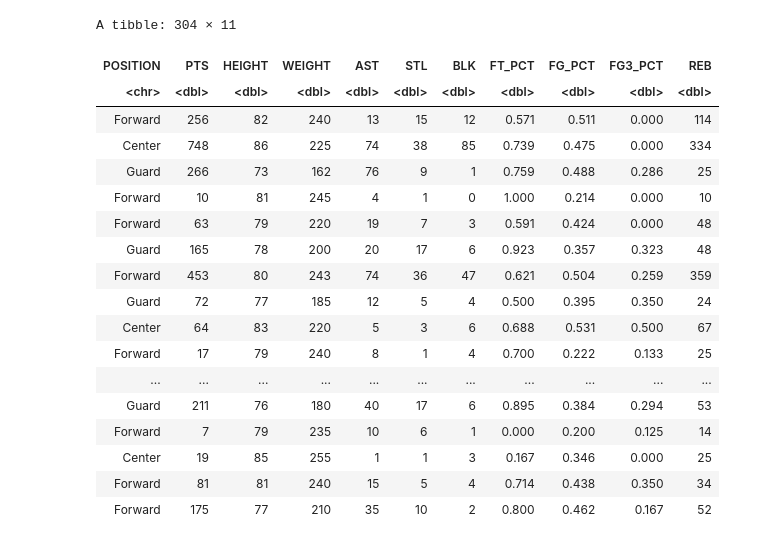
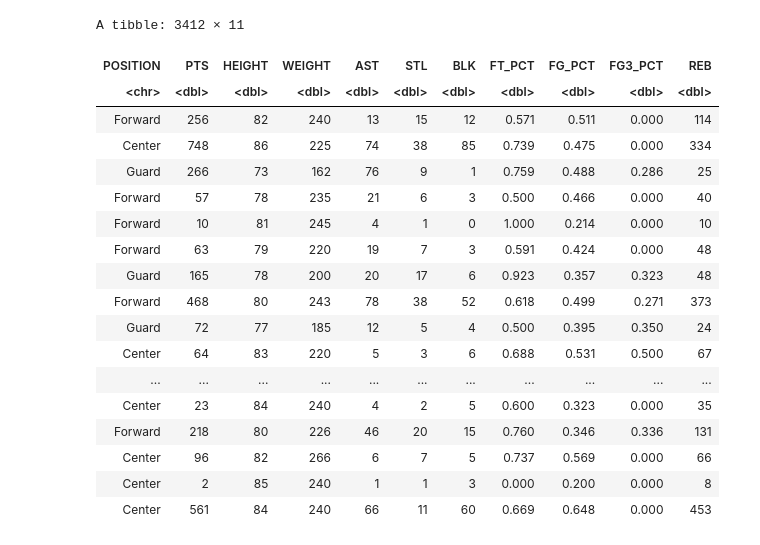
Before and after one commit to jakobsereda/nba-classifier, a Jupyter notebook: knnattempt.ipynb, the cells around one changed output. Saved outputs shown, nothing was run; the diff lists cells and outputs as text; code cells hidden in the pictures.

```diff
--- a/knnattempt.ipynb
+++ b/knnattempt.ipynb
@@ -55,31 +55,31 @@ A spec_tbl_df: 500 × 58
 # %%
 nba_data <- nba |>
     select(POSITION, PTS, HEIGHT, WEIGHT, AST, STL, BLK, FT_PCT, FG_PCT, FG3_PCT, REB) |>
     na.omit() |>
-    filter(POSITION == "Center" | POSITION == "Forward" | POSITION == "Guard")
-    #mutate(POSITION = ifelse(POSITION == "Center-Forward", "Forward-Center", POSITION)) |>
-    #mutate(POSITION = ifelse(POSITION == "Guard-Forward", "Forward-Guard", POSITION))
+    mutate(POSITION = ifelse(POSITION == "Center-Forward", "Center", POSITION)) |>
+    mutate(POSITION = ifelse(POSITION == "Guard-Forward", "Guard", POSITION)) |>
+    mutate(POSITION = ifelse(POSITION == "Forward-Guard" | POSITION == "Forward-Center", "Forward", POSITION))
 nba_data
 # %% [output]
-A tibble: 304 × 11
+A tibble: 3412 × 11
 | POSITION | PTS | HEIGHT | WEIGHT | AST | STL | BLK | FT_PCT | FG_PCT | FG3_PCT | REB |
 | <chr> | <dbl> | <dbl> | <dbl> | <dbl> | <dbl> | <dbl> | <dbl> | <dbl> | <dbl> | <dbl> |
 | Forward | 256 | 82 | 240 | 13 | 15 | 12 | 0.571 | 0.511 | 0.000 | 114 |
 | Center | 748 | 86 | 225 | 74 | 38 | 85 | 0.739 | 0.475 | 0.000 | 334 |
 | Guard | 266 | 73 | 162 | 76 | 9 | 1 | 0.759 | 0.488 | 0.286 | 25 |
+| Forward | 57 | 78 | 235 | 21 | 6 | 3 | 0.500 | 0.466 | 0.000 | 40 |
 | Forward | 10 | 81 | 245 | 4 | 1 | 0 | 1.000 | 0.214 | 0.000 | 10 |
 | Forward | 63 | 79 | 220 | 19 | 7 | 3 | 0.591 | 0.424 | 0.000 | 48 |
 | Guard | 165 | 78 | 200 | 20 | 17 | 6 | 0.923 | 0.357 | 0.323 | 48 |
-| Forward | 453 | 80 | 243 | 74 | 36 | 47 | 0.621 | 0.504 | 0.259 | 359 |
+| Forward | 468 | 80 | 243 | 78 | 38 | 52 | 0.618 | 0.499 | 0.271 | 373 |
 | Guard | 72 | 77 | 185 | 12 | 5 | 4 | 0.500 | 0.395 | 0.350 | 24 |
 | Center | 64 | 83 | 220 | 5 | 3 | 6 | 0.688 | 0.531 | 0.500 | 67 |
-| Forward | 17 | 79 | 240 | 8 | 1 | 4 | 0.700 | 0.222 | 0.133 | 25 |
 | ... | ... | ... | ... | ... | ... | ... | ... | ... | ... | ... |
-| Guard | 211 | 76 | 180 | 40 | 17 | 6 | 0.895 | 0.384 | 0.294 | 53 |
-| Forward | 7 | 79 | 235 | 10 | 6 | 1 | 0.000 | 0.200 | 0.125 | 14 |
-| Center | 19 | 85 | 255 | 1 | 1 | 3 | 0.167 | 0.346 | 0.000 | 25 |
-| Forward | 81 | 81 | 240 | 15 | 5 | 4 | 0.714 | 0.438 | 0.350 | 34 |
-| Forward | 175 | 77 | 210 | 35 | 10 | 2 | 0.800 | 0.462 | 0.167 | 52 |
+| Center | 23 | 84 | 240 | 4 | 2 | 5 | 0.600 | 0.323 | 0.000 | 35 |
+| Forward | 218 | 80 | 226 | 46 | 20 | 15 | 0.760 | 0.346 | 0.336 | 131 |
+| Center | 96 | 82 | 266 | 6 | 7 | 5 | 0.737 | 0.569 | 0.000 | 66 |
+| Center | 2 | 85 | 240 | 1 | 1 | 3 | 0.000 | 0.200 | 0.000 | 8 |
+| Center | 561 | 84 | 240 | 66 | 11 | 60 | 0.669 | 0.648 | 0.000 | 453 |
 # %%
 nba_split <- initial_split(nba_data, prop = 0.75, strata = POSITION)
 nba_train <- training(nba_split)
```
Also changed, not shown: parts of 9 cells of this notebook, 1 other file.
